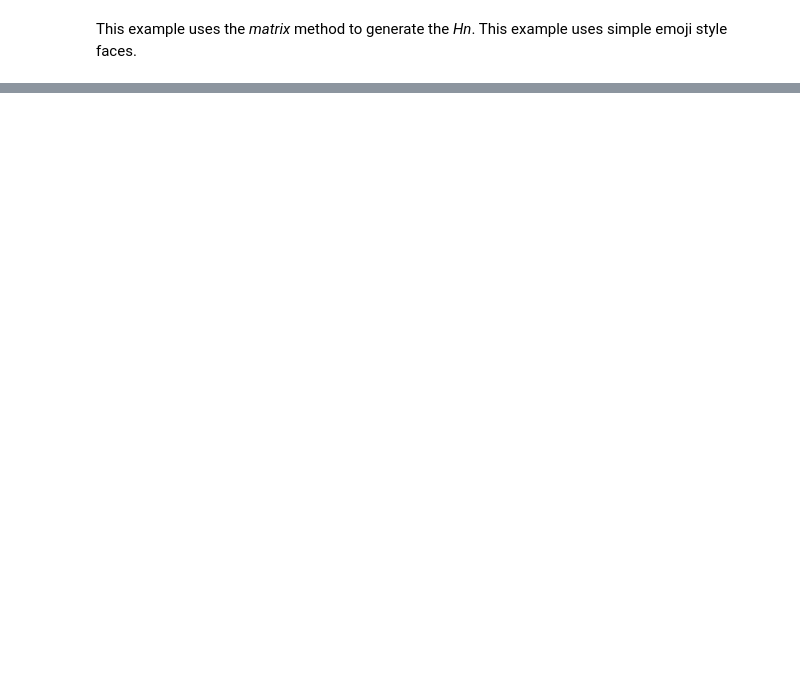
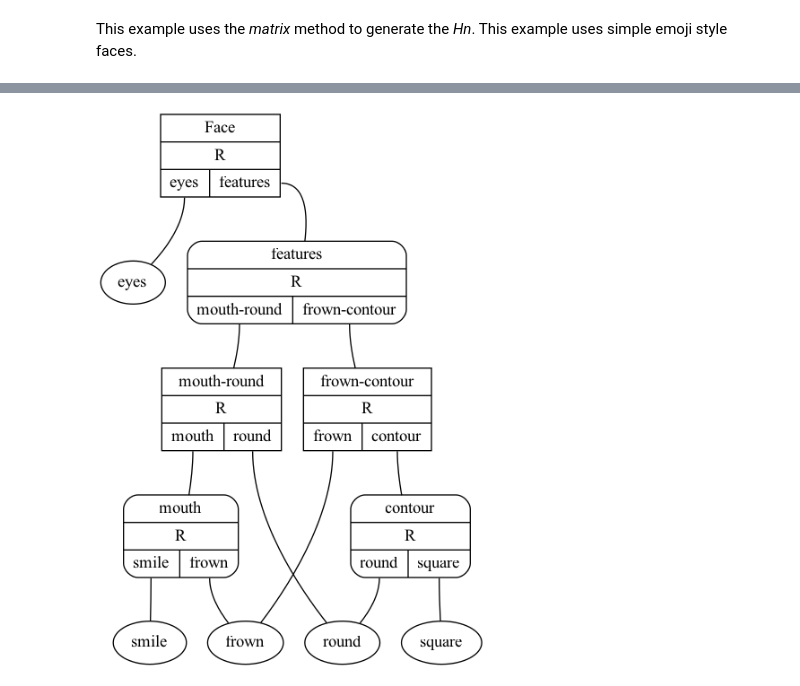
Before and after one commit to rdchar/Hora, a Jupyter notebook: examples/Faces.ipynb, the cells around one changed output, grey strips where cells are left out. Cells and saved outputs as stored; diff of their text form; code cells hidden in the pictures; blank space fills up the shorter version.

```diff
--- a/examples/Faces.ipynb
+++ b/examples/Faces.ipynb
@@ -27,0 +29,34 @@ Image(filename='/tmp/face1.png', width=500, height=500)
+# %%
+# print(face1)
+
+def replace(hn, x, y):
+    hn.hypernetwork[x].vertex = y
+    hn.hypernetwork[y] = hn.hypernetwork.pop(x)
+
+    for n, hs in hn.hypernetwork.items():
+        if x in hs.partOf:
+            hs.partOf = set([item.replace(x, y) for item in hs.partOf])
+
+        if x in hs.simplex:
+            hs.simplex = [item.replace(x, y) for item in hs.simplex]
+
+
+M = to_matrix(face1, R="face")
+new_face1 = from_matrix(M, R="face")
+
+replace(new_face1, "@Hs_5@", "Face")
+replace(new_face1, "@Hs_0@", "mouth")
+replace(new_face1, "@Hs_2@", "contour")
+replace(new_face1, "@Hs_4@", "features")
+replace(new_face1, "@Hs_1@", "mouth-round")
+replace(new_face1, "@Hs_3@", "frown-contour")
+
+
+
+# new_face1.hypernetwork["@Hs_5@"].vertex = "F"
+
+
+draw_hn(new_face1, fname=pictures_dir+"face1-M", view=False)
+Image(filename=pictures_dir+'face1-M.png', width=400, height=600)
+# %% [output]
+[figure, added]
```
Also changed, not shown: parts of 8 cells of this notebook, 26 other files.
